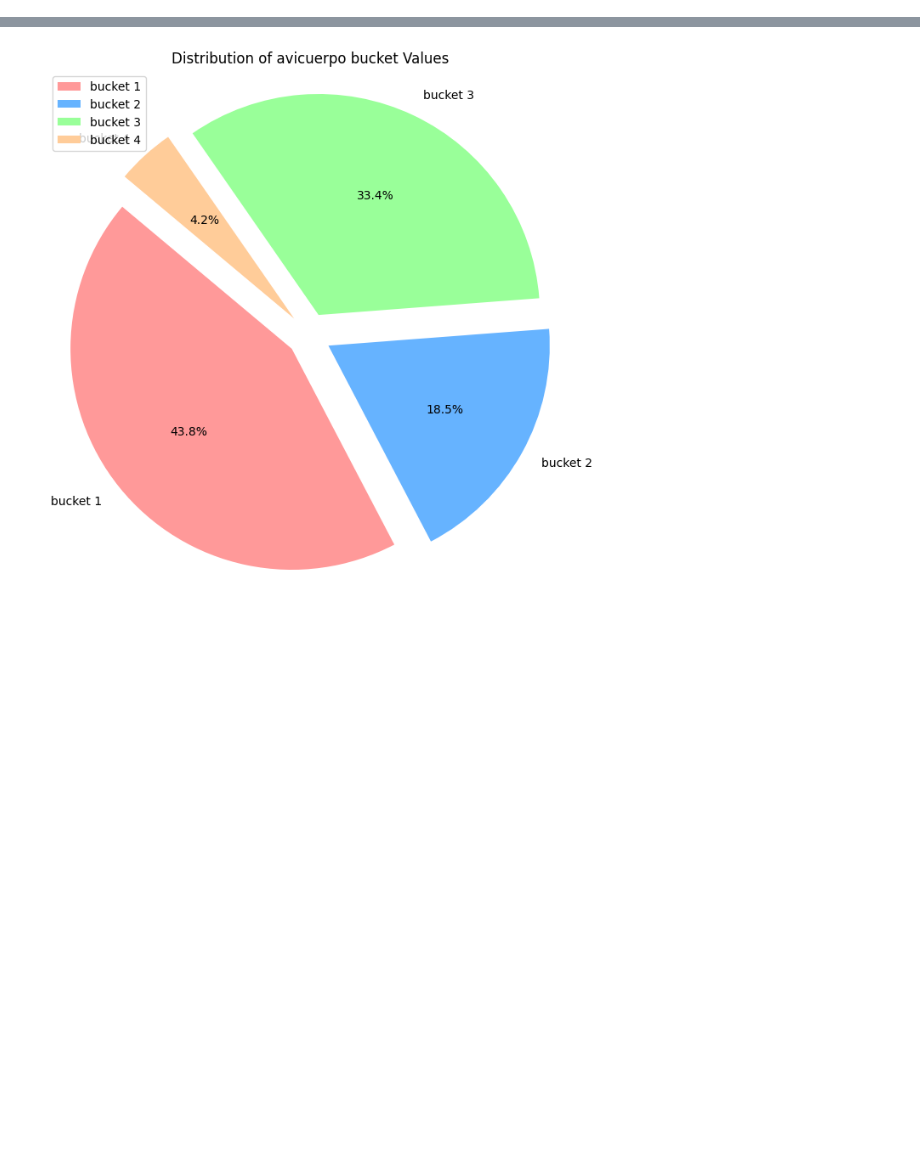
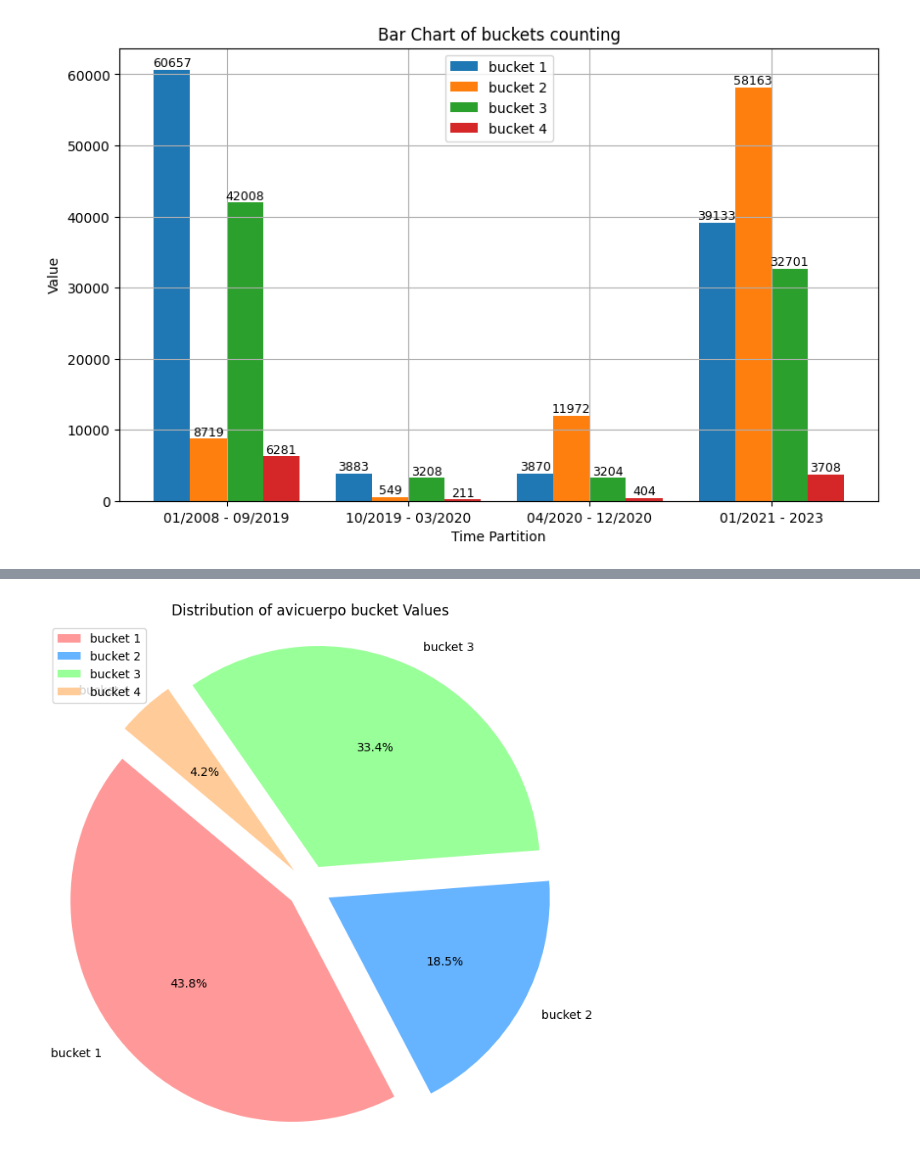
Before and after one commit to oejaramillo/WFH-Project, a Jupyter notebook: graphs.ipynb, the cells around one changed output, grey strips where cells are left out. Saved outputs shown, nothing was run; the diff lists cells and outputs as text; code cells hidden in the pictures; blank space fills up the shorter version.

```diff
--- a/graphs.ipynb
+++ b/graphs.ipynb
@@ -29,2 +17,57 @@ data
+# %%
+# Your data
+tp = data.index
+bucket_1 = data['bucket1']
+bucket_2 = data['bucket2']
+bucket_3 = data['bucket3']
+bucket_4 = data['bucket4']
+
+# Create a Matplotlib figure
+plt.figure(figsize=(10, 6))
+
+# Set the width of the bars
+bar_width = 0.2
+
+# Create the bar positions for each category
+bar1 = list(range(len(tp)))
+bar2 = [x + bar_width for x in bar1]
+bar3 = [x + bar_width for x in bar2]
+bar4 = [x + bar_width for x in bar3]
+
+# Create the bar chart
+plt.bar(bar1, bucket_1, width=bar_width, label='bucket 1')
+plt.bar(bar2, bucket_2, width=bar_width, label='bucket 2')
+plt.bar(bar3, bucket_3, width=bar_width, label='bucket 3')
+plt.bar(bar4, bucket_4, width=bar_width, label='bucket 4')
+
+# Set labels and title
+plt.xlabel('Time Partition')
+plt.ylabel('Value')
+plt.title('Bar Chart of buckets counting')
+
+# Set x-axis ticks and labels
+plt.xticks(
+    [x + bar_width * 1.5 for x in range(len(tp))],
+    ['01/2008 - 09/2019', '10/2019 - 03/2020', '04/2020 - 12/2020', '01/2021 - 2023']
+)
+
+# Labels for buckets
+for i, value in enumerate(bucket_1):
+    plt.text(bar1[i], value + 0.01, str(round(value, 2)), ha='center', va='bottom', fontsize=9)
+for i, value in enumerate(bucket_2):
+    plt.text(bar2[i], value + 0.01, str(round(value, 2)), ha='center', va='bottom', fontsize=9)
+for i, value in enumerate(bucket_3):
+    plt.text(bar3[i], value + 0.01, str(round(value, 2)), ha='center', va='bottom', fontsize=9)
+for i, value in enumerate(bucket_4):
+    plt.text(bar4[i], value + 0.01, str(round(value, 2)), ha='center', va='bottom', fontsize=9)
+
+# Add a legend
+plt.legend()
+
+# Show the plot
+plt.grid(True)
+plt.show()
+# %% [output]
+[figure, added]
 # %%
 # Your data
```
Also changed, not shown: parts of 11 cells of this notebook, 1 other file.
